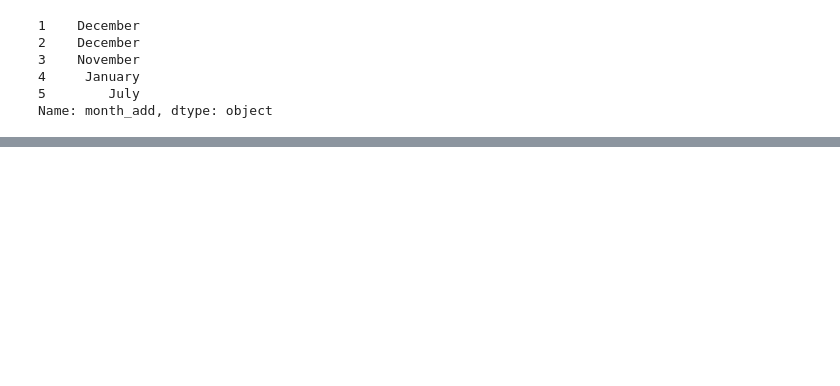
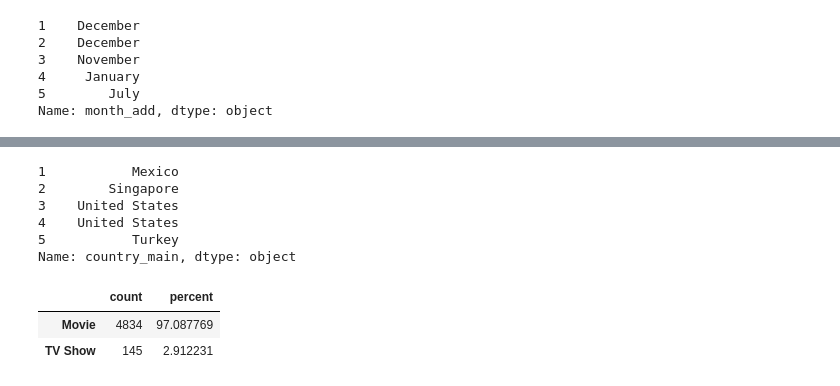
Before and after one commit to EddyGiusepe/Sistema_RECOMENDACION_Netflix, a Jupyter notebook: Netflix_RECOMMENDATION.ipynb, the cells around one changed output, grey strips where cells are left out. Saved outputs shown, nothing was run; the diff lists cells and outputs as text; code cells hidden in the pictures; blank space fills up the shorter version.

```diff
--- a/Netflix_RECOMMENDATION.ipynb
+++ b/Netflix_RECOMMENDATION.ipynb
@@ -318,0 +316,25 @@ df.head()
+# %%
+# Para país, só pegamos o principal (main). Ou seja a primeira posição
+
+df["country_main"] = df['country'].apply(lambda x: x.split(",")[0])
+df["country_main"].head(5)
+# %% [output]
+1           Mexico
+2        Singapore
+3    United States
+4    United States
+5           Turkey
+Name: country_main, dtype: object
+# %%
+# A seguir vamos a contabilizar os filmes e as séries de programação.
+# Observamos a contagem e a porcentagem
+
+count = df["type"].value_counts()
+percent = 100*df['type'].value_counts(normalize=True)
+pd.DataFrame({"count":count, "percent":percent})
+
+# NOTA: Aqui observamos que a maioria do conteúdo da Netflix representa o 97.1% e apenas o 2.9% são TV Show.
+# %% [output]
+|  | count | percent |
+| Movie | 4834 | 97.087769 |
+| TV Show | 145 | 2.912231 |
```
Also changed, not shown: parts of 1 cell of this notebook.
